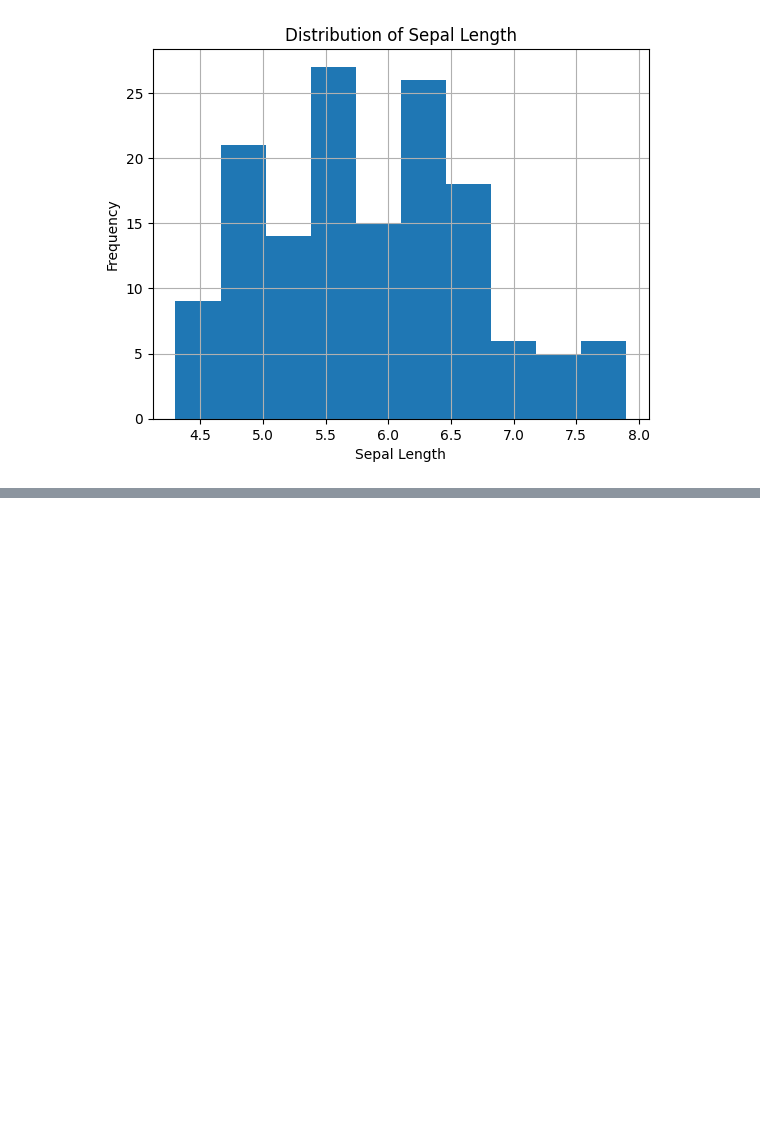
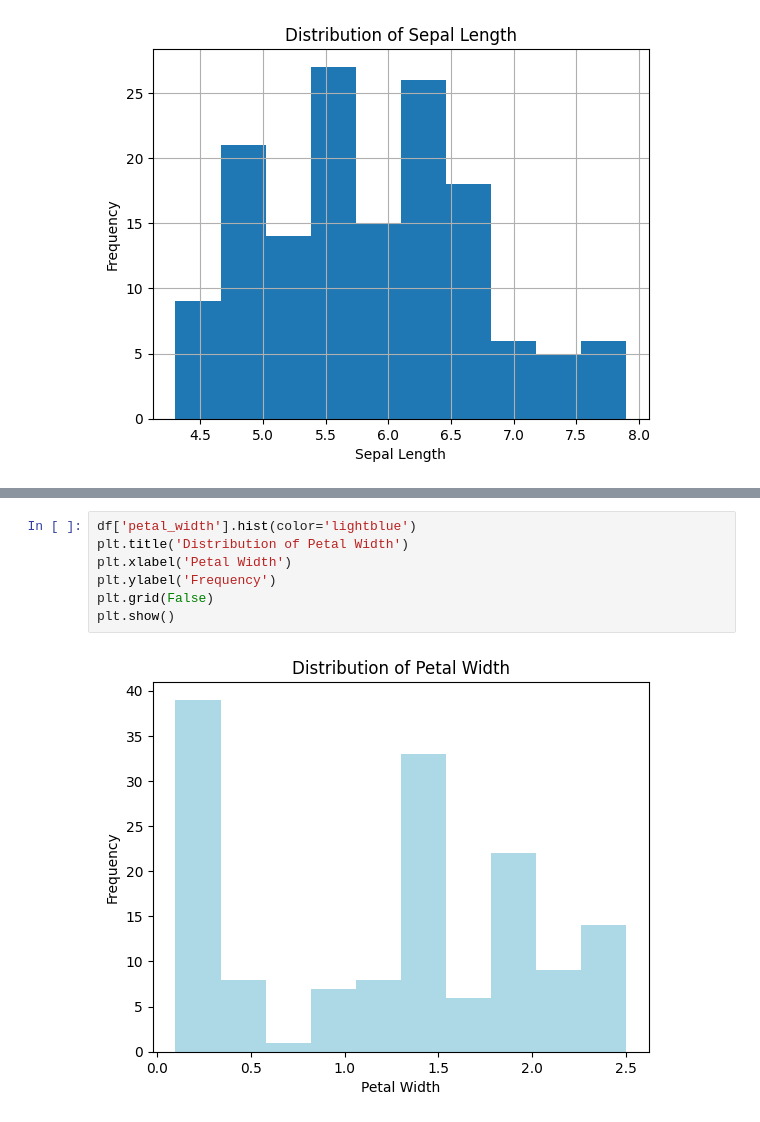
Before and after one commit to Dostonbek9830/codveda_intern_with_dostonbek, a Jupyter notebook: notebooks/task_1.ipynb, the cells around one changed output, grey strips where cells are left out. Drawn from its saved outputs; the diff is of its cells as text; blank space fills up the shorter version.

```diff
--- a/notebooks/task_1.ipynb
+++ b/notebooks/task_1.ipynb
@@ -83,0 +82,9 @@ TypeError: bar() missing 2 required positional arguments: 'x' and 'height'
+# %%
+df['petal_width'].hist(color='lightblue')
+plt.title('Distribution of Petal Width')
+plt.xlabel('Petal Width')
+plt.ylabel('Frequency')
+plt.grid(False)
+plt.show()
+# %% [output]
+[figure, added]
```
Also changed, not shown: parts of 2 cells of this notebook.
